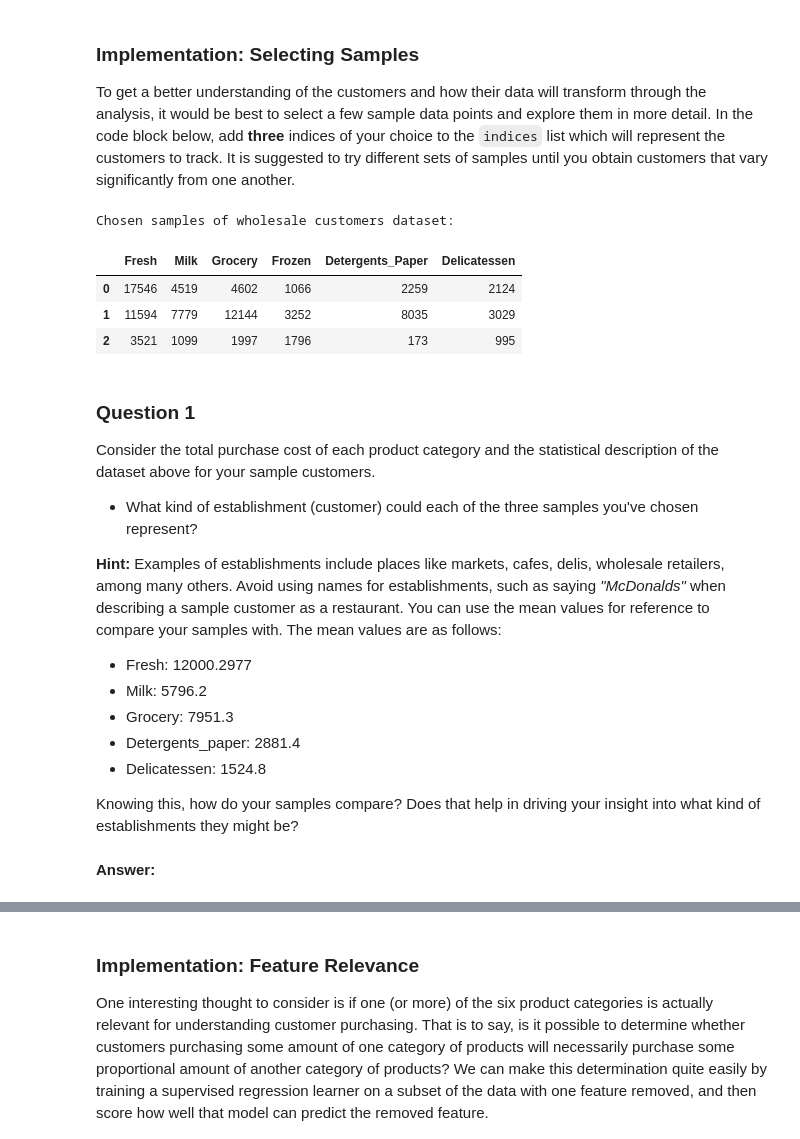
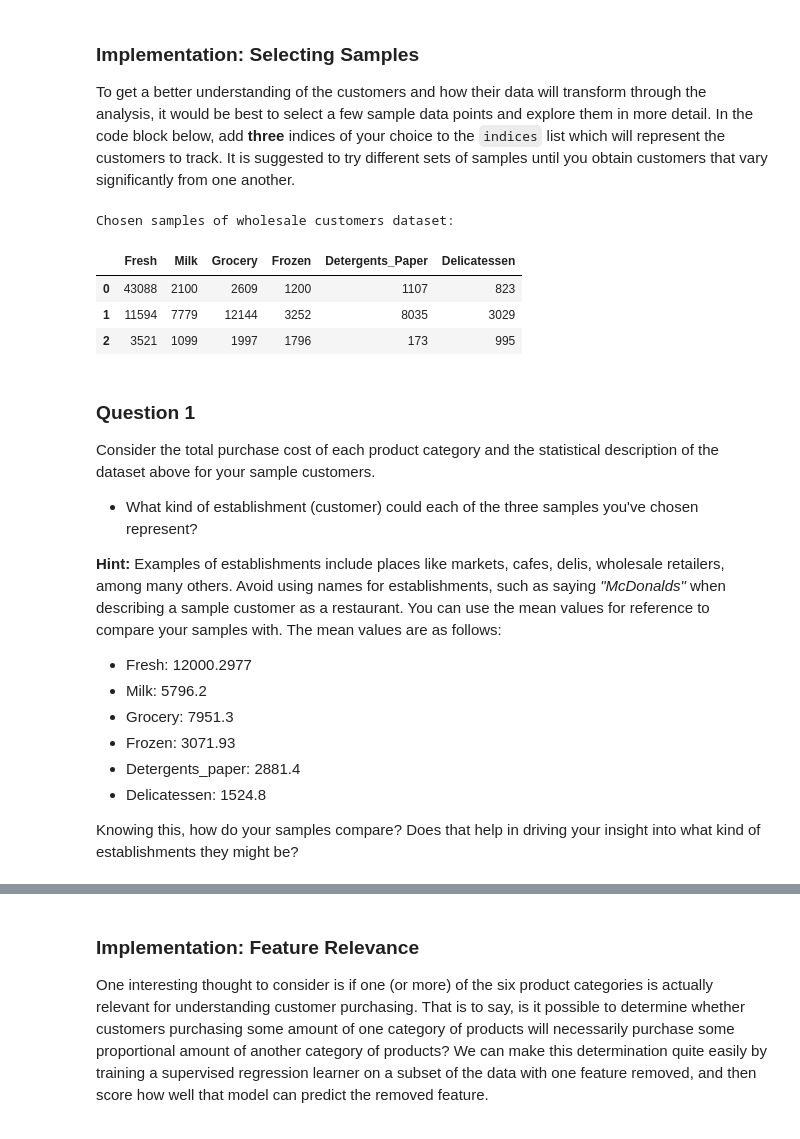
Before and after one commit to bodias/machine-learning, a Jupyter notebook: projects/customer_segments/customer_segments.ipynb, the cells around one changed output, grey strips where cells are left out. Drawn from its saved outputs; the diff is of its cells as text; code cells hidden in the pictures.

```diff
--- a/projects/customer_segments/customer_segments.ipynb
+++ b/projects/customer_segments/customer_segments.ipynb
@@ -60,16 +60,16 @@ display(data.describe())
 To get a better understanding of the customers and how their data will transform through the analysis, it would be best to select a few sample data points and explore them in more detail. In the code block below, add **three** indices of your choice to the `indices` list which will represent the customers to track. It is suggested to try different sets of samples until you obtain customers that vary significantly from one another.
 # %%
 # TODO: Select three indices of your choice you wish to sample from the dataset
-indices = [20,100,350]
+indices = [29,100,350]
 
 # Create a DataFrame of the chosen samples
 samples = pd.DataFrame(data.loc[indices], columns = data.keys()).reset_index(drop = True)
 print("Chosen samples of wholesale customers dataset:")
 display(samples)
 # %% [output]
 Chosen samples of wholesale customers dataset:
 |  | Fresh | Milk | Grocery | Frozen | Detergents_Paper | Delicatessen |
-| 0 | 17546 | 4519 | 4602 | 1066 | 2259 | 2124 |
+| 0 | 43088 | 2100 | 2609 | 1200 | 1107 | 823 |
 | 1 | 11594 | 7779 | 12144 | 3252 | 8035 | 3029 |
 | 2 | 3521 | 1099 | 1997 | 1796 | 173 | 995 |
 # %% [markdown]
@@ -83,9 +83,8 @@ Consider the total purchase cost of each product category and the statistical de
 * Fresh: 12000.2977
 * Milk: 5796.2
 * Grocery: 7951.3
+* Frozen: 3071.93
 * Detergents_paper: 2881.4
 * Delicatessen: 1524.8
 
 Knowing this, how do your samples compare? Does that help in driving your insight into what kind of establishments they might be?
-# %% [markdown]
-**Answer:**
```
Also changed, not shown: parts of 21 cells of this notebook, 1 other file.
